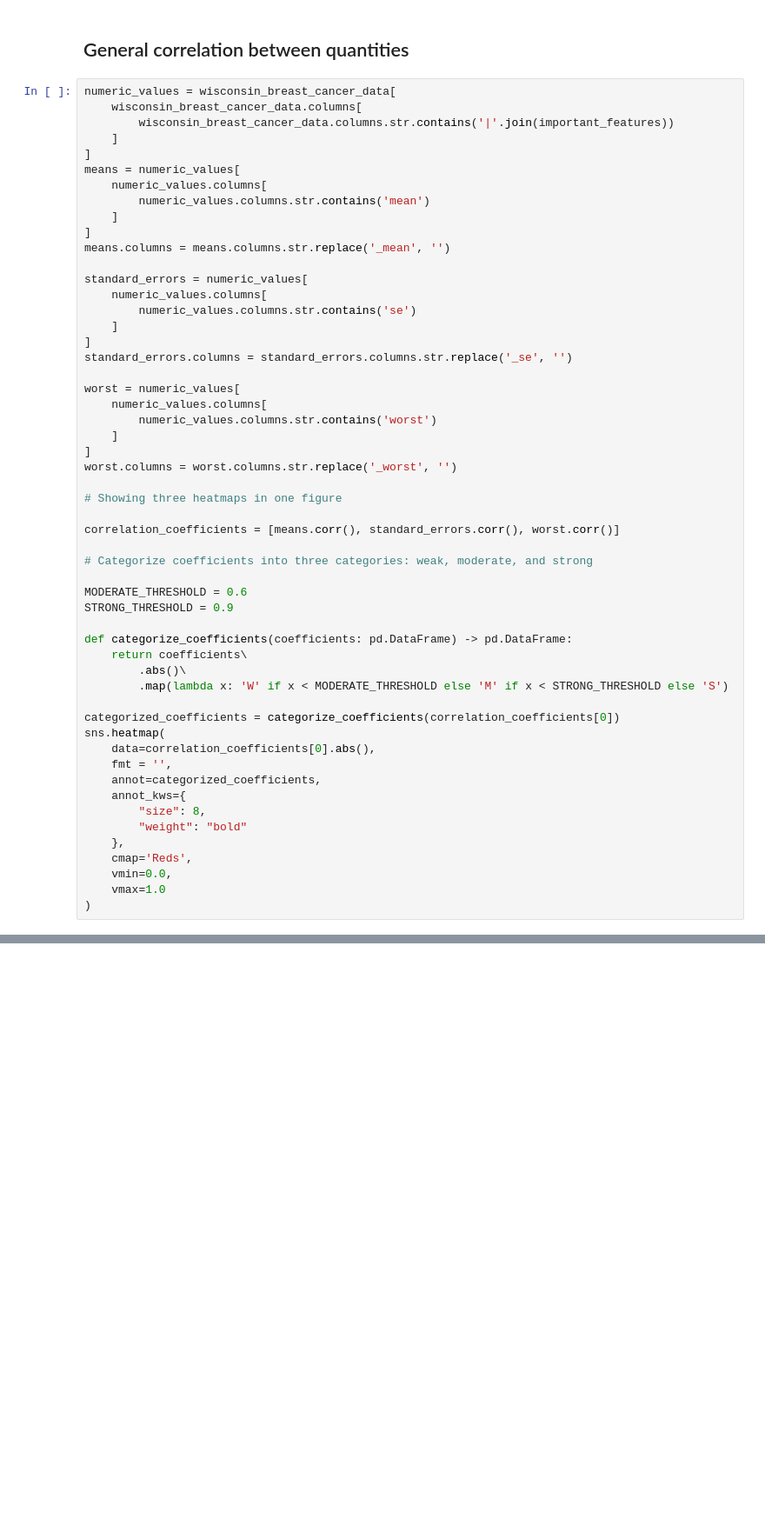
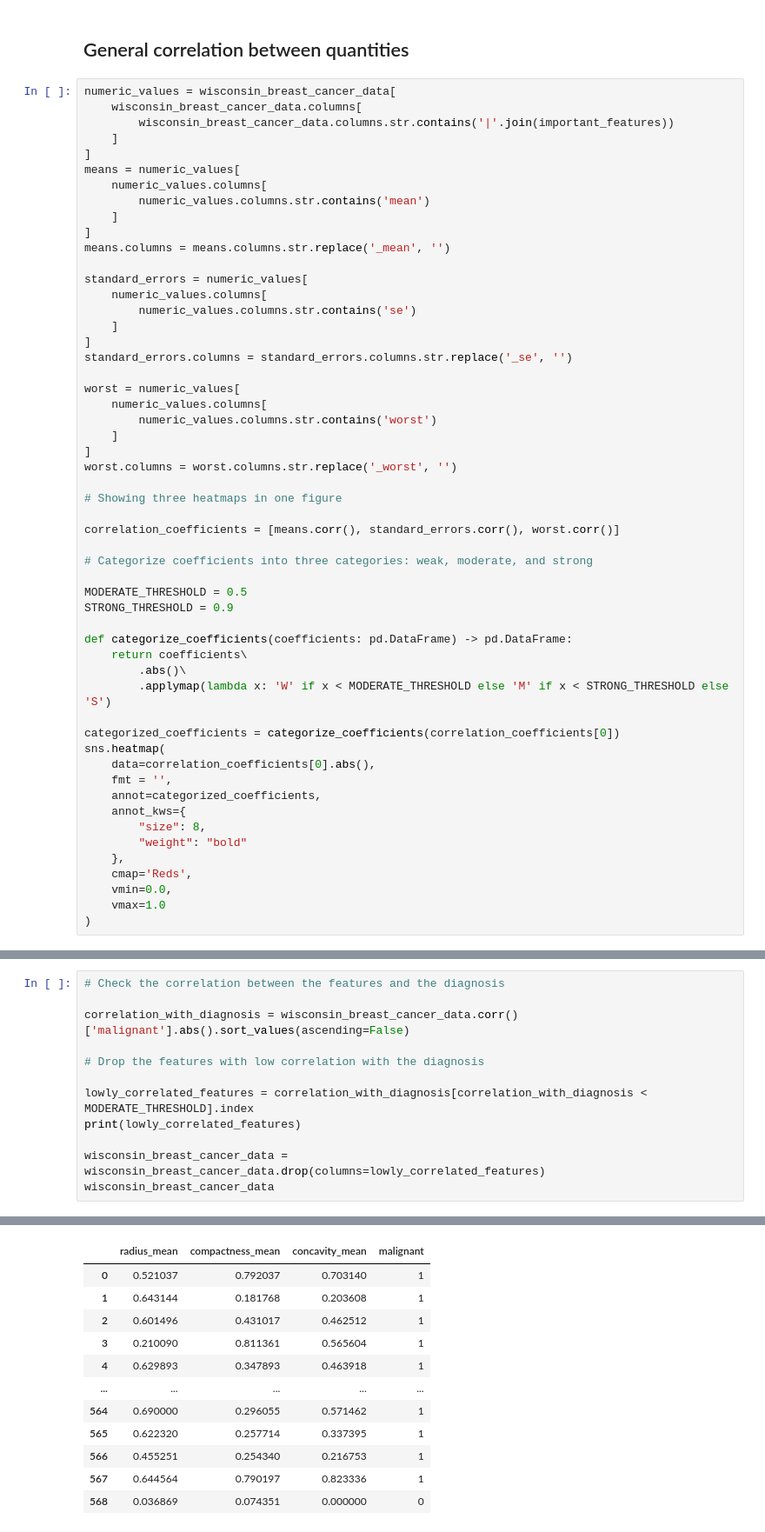
Before and after one commit to kamilrybacki/MLToolsExercises, a Jupyter notebook: content/wisconsin.ipynb, the cells around one changed output, grey strips where cells are left out. Shown at 87% size. Saved outputs shown, nothing was run; the diff lists cells and outputs as text; blank space fills up the shorter version.

```diff
--- a/content/wisconsin.ipynb
+++ b/content/wisconsin.ipynb
@@ -240,13 +240,13 @@ correlation_coefficients = [means.corr(), standard_errors.corr(), worst.corr()]
 
 # Categorize coefficients into three categories: weak, moderate, and strong
 
-MODERATE_THRESHOLD = 0.6
+MODERATE_THRESHOLD = 0.5
 STRONG_THRESHOLD = 0.9
 
 def categorize_coefficients(coefficients: pd.DataFrame) -> pd.DataFrame:
     return coefficients\
         .abs()\
-        .map(lambda x: 'W' if x < MODERATE_THRESHOLD else 'M' if x < STRONG_THRESHOLD else 'S')
+        .applymap(lambda x: 'W' if x < MODERATE_THRESHOLD else 'M' if x < STRONG_THRESHOLD else 'S')
 
 categorized_coefficients = categorize_coefficients(correlation_coefficients[0])
 sns.heatmap(
@@ -266,0 +288,13 @@ sns.heatmap(
+# %%
+# Check the correlation between the features and the diagnosis
+
+correlation_with_diagnosis = wisconsin_breast_cancer_data.corr()['malignant'].abs().sort_values(ascending=False)
+
+# Drop the features with low correlation with the diagnosis
+
+lowly_correlated_features = correlation_with_diagnosis[correlation_with_diagnosis < MODERATE_THRESHOLD].index
+print(lowly_correlated_features)
+
+wisconsin_breast_cancer_data = wisconsin_breast_cancer_data.drop(columns=lowly_correlated_features)
+wisconsin_breast_cancer_data
+# %% [output]
@@ -266,0 +304,12 @@ sns.heatmap(
+|  | radius_mean | compactness_mean | concavity_mean | malignant |
+| 0 | 0.521037 | 0.792037 | 0.703140 | 1 |
+| 1 | 0.643144 | 0.181768 | 0.203608 | 1 |
+| 2 | 0.601496 | 0.431017 | 0.462512 | 1 |
+| 3 | 0.210090 | 0.811361 | 0.565604 | 1 |
+| 4 | 0.629893 | 0.347893 | 0.463918 | 1 |
+| ... | ... | ... | ... | ... |
+| 564 | 0.690000 | 0.296055 | 0.571462 | 1 |
+| 565 | 0.622320 | 0.257714 | 0.337395 | 1 |
+| 566 | 0.455251 | 0.254340 | 0.216753 | 1 |
+| 567 | 0.644564 | 0.790197 | 0.823336 | 1 |
+| 568 | 0.036869 | 0.074351 | 0.000000 | 0 |
```
Also changed, not shown: parts of 5 cells of this notebook.
